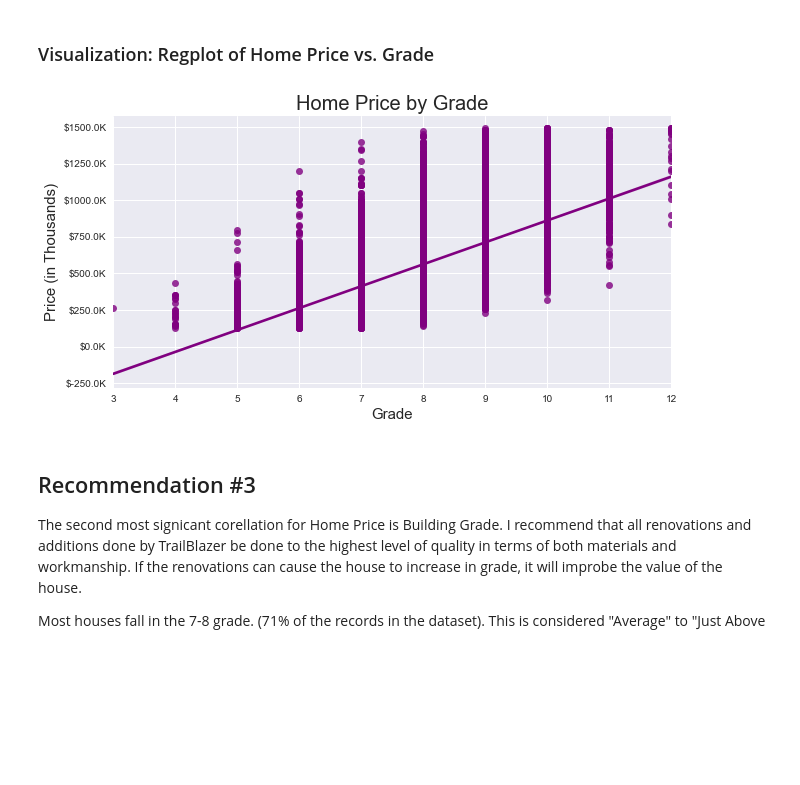
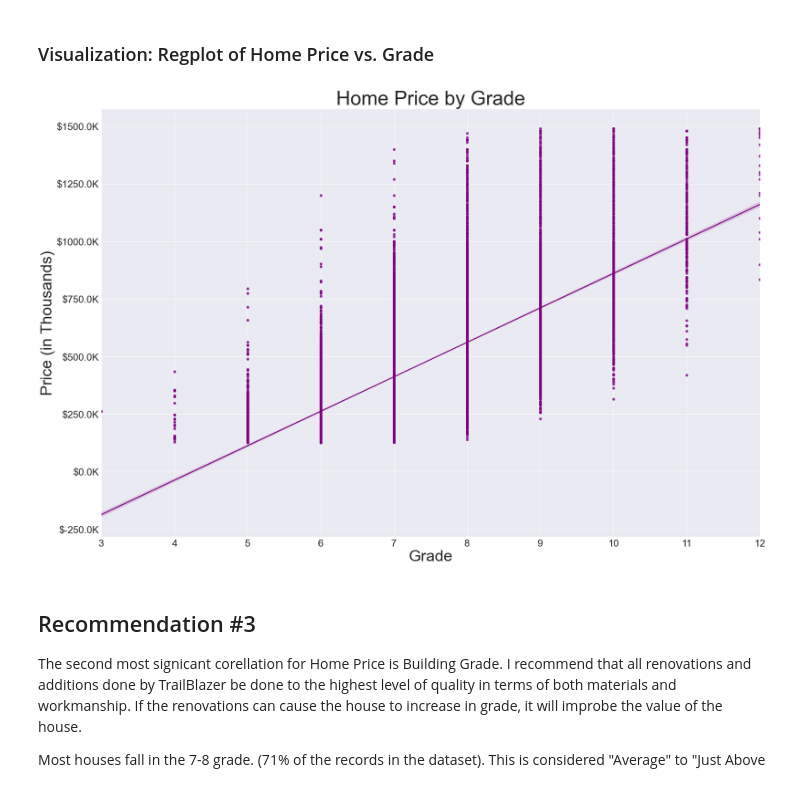
Before and after one commit to jxn628/dsc-home-price-analysis, a Jupyter notebook: student.ipynb, the cells around one changed output. Cells and saved outputs as stored; diff of their text form; code cells hidden in the pictures; blank space fills up the shorter version.

Commit message:
editted visuals

```diff
--- a/student.ipynb
+++ b/student.ipynb
@@ -1244,21 +1244,24 @@ ranked_zip
 # %%
 #plotting grade vs price
 
-fig, ax = plt.subplots(figsize=(10,5))
+fig, ax = plt.subplots(figsize=(30,20))
 
 p = sns.regplot(x="grade", y="price", data=final_df, label="grade", color='purple')
 
-p.set_xlabel("Grade", fontsize = 15)
-p.set_ylabel("Price (in Thousands)", fontsize = 15)
+p.set_xlabel("Grade", fontsize = 40)
+plt.xticks(fontsize=25)
+
+p.set_ylabel("Price (in Thousands)", fontsize = 40)
 p.yaxis.set_major_formatter(display_thousands)
+plt.yticks(fontsize=25)
 
-p.set_title("Home Price by Grade", fontsize = 20)
+p.set_title("Home Price by Grade", fontsize = 50)
 plt.figsize=(15,10)
 plt.savefig('images/home_price_by_grade')
 
 plt.show();
 # %% [output]
-[figure, old version]
+[figure, new version]
 # %% [markdown]
 ## Recommendation #3
 The second most signicant corellation for Home Price is Building Grade. I recommend that all renovations and additions done by TrailBlazer be done to the highest level of quality in terms of both materials and workmanship. If the renovations can cause the house to increase in grade, it will improbe the value of the house.
```
Also changed, not shown: parts of 2 cells of this notebook.
